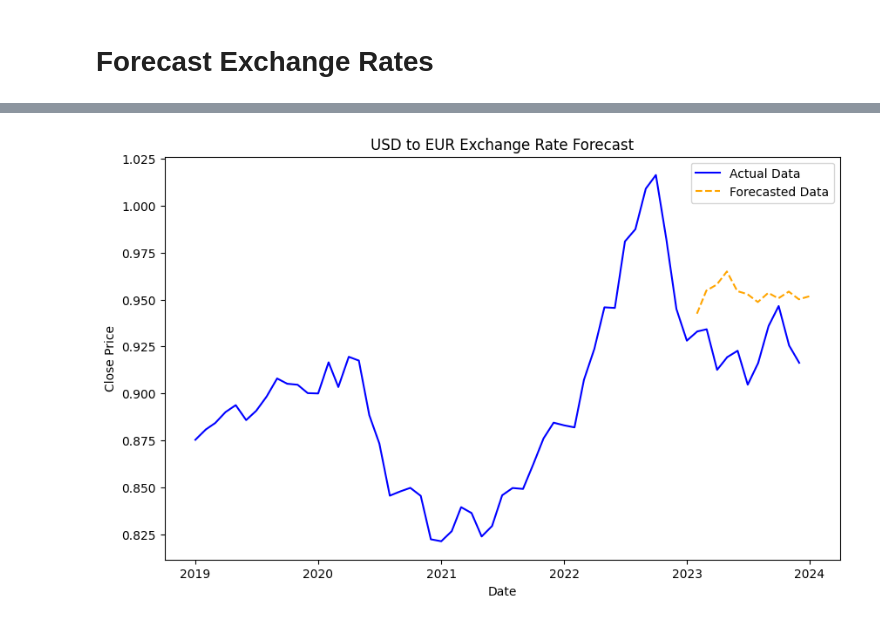
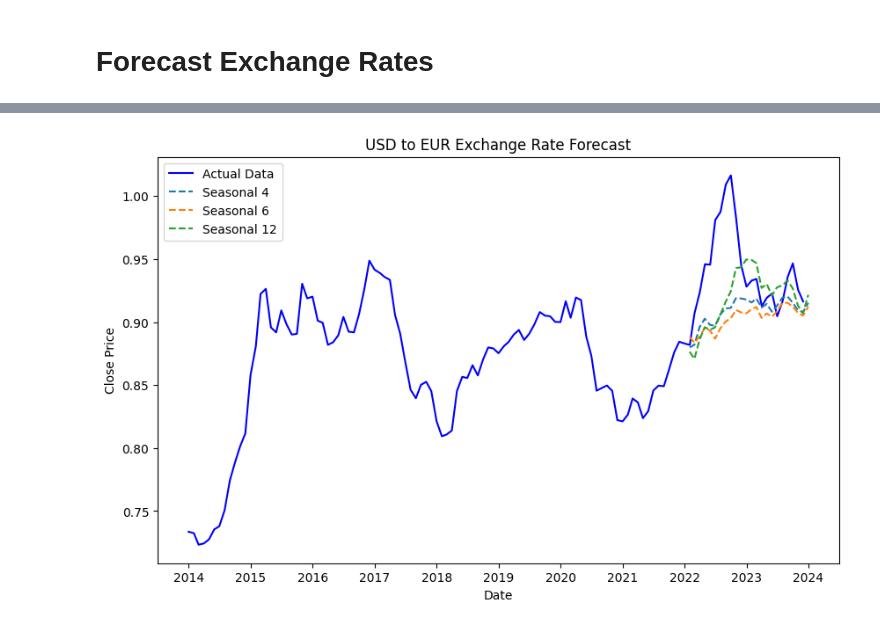
Before and after one commit to shayan1083/FinancialAnalysis, a Jupyter notebook: model.ipynb, the cells around one changed output, grey strips where cells are left out. Cells and saved outputs as stored; diff of their text form; code cells hidden in the pictures.

Commit message:
continue exchange forecasting

```diff
--- a/model.ipynb
+++ b/model.ipynb
@@ -493,4 +566,0 @@ for i in range(1,12):
-# %%
-model = SARIMAX(train['Close'], order=(2, 0, 1), seasonal_order=(2, 0, 1, 4))
-fitted = model.fit()
-fitted.summary()
@@ -537,0 +567,15 @@ Warnings:
+# %%
+def train_plot_sarimax(train, exo_var, test, m: int, order: tuple):
+    season_order = order + (m,)
+    model = SARIMAX(endog=train, exog=exo_var, order=order, seasonal_order=season_order, trend='ct')
+    fit = model.fit(disp=False)
+    forecast = fit.get_forecast(steps=len(test), exog=test)
+    forecast_mean = forecast.predicted_mean
+    name = f'Seasonal {m}'
+    return name, forecast_mean, fit.aic
+# %%
+means = []
+for m in season_orders:
+    print(m)
+    name, cur, aic = train_plot_sarimax(train=train['Close'], exo_var=train[exo], test=test[exo],m=m, order=season_orders[m])
+    means.append((name, cur, aic))
@@ -538,15 +594,20 @@ Warnings:
+# %%
+sorted_means = sorted(means, key=lambda x: x[2])[:3]
 # %%
-forecast = fitted.get_forecast(steps=len(test))
-forecast_mean = forecast.predicted_mean
-forecast_index = pd.date_range(start=usd_eur.index[train_size - 1], periods=len(test) + 1, freq='M')[1:]
-forecast_series = pd.Series(forecast_mean.values, index=forecast_index)
+cmap =  plt.get_cmap('tab10')
+forecast_index = pd.date_range(start=usd_eur.index[train_size - 1], periods=len(test) + 1, freq='ME')[1:]
 plt.figure(figsize=(10, 6))
 plt.plot(usd_eur['Close'], label='Actual Data', color='blue')
-plt.plot(forecast_series, label='Forecasted Data', color='orange', linestyle='--')
+for i, pair in enumerate(sorted_means):
+    name = pair[0]
+    forecast_mean = pair[1]
+    forecast_series = pd.Series(forecast_mean.values, index=forecast_index)
+    plt.plot(forecast_series, label=name, color=cmap(i%10), linestyle='--')
+
 plt.title('USD to EUR Exchange Rate Forecast')
 plt.xlabel('Date')
 plt.ylabel('Close Price')
 plt.legend()
 plt.show()
 # %% [output]
-[figure, old version]
+[figure, new version]
```
Also changed, not shown: parts of 16 cells of this notebook, 7 other files.
